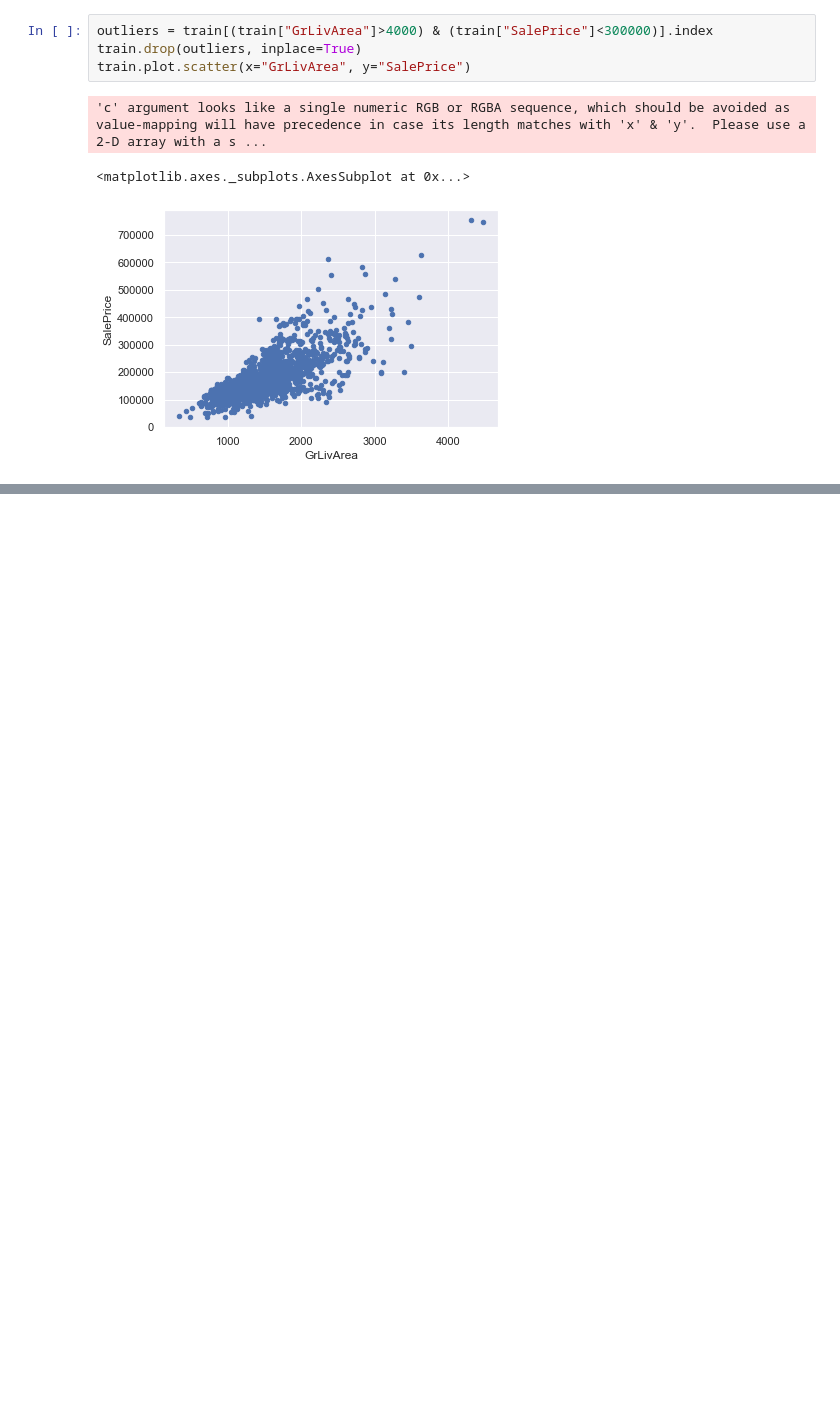
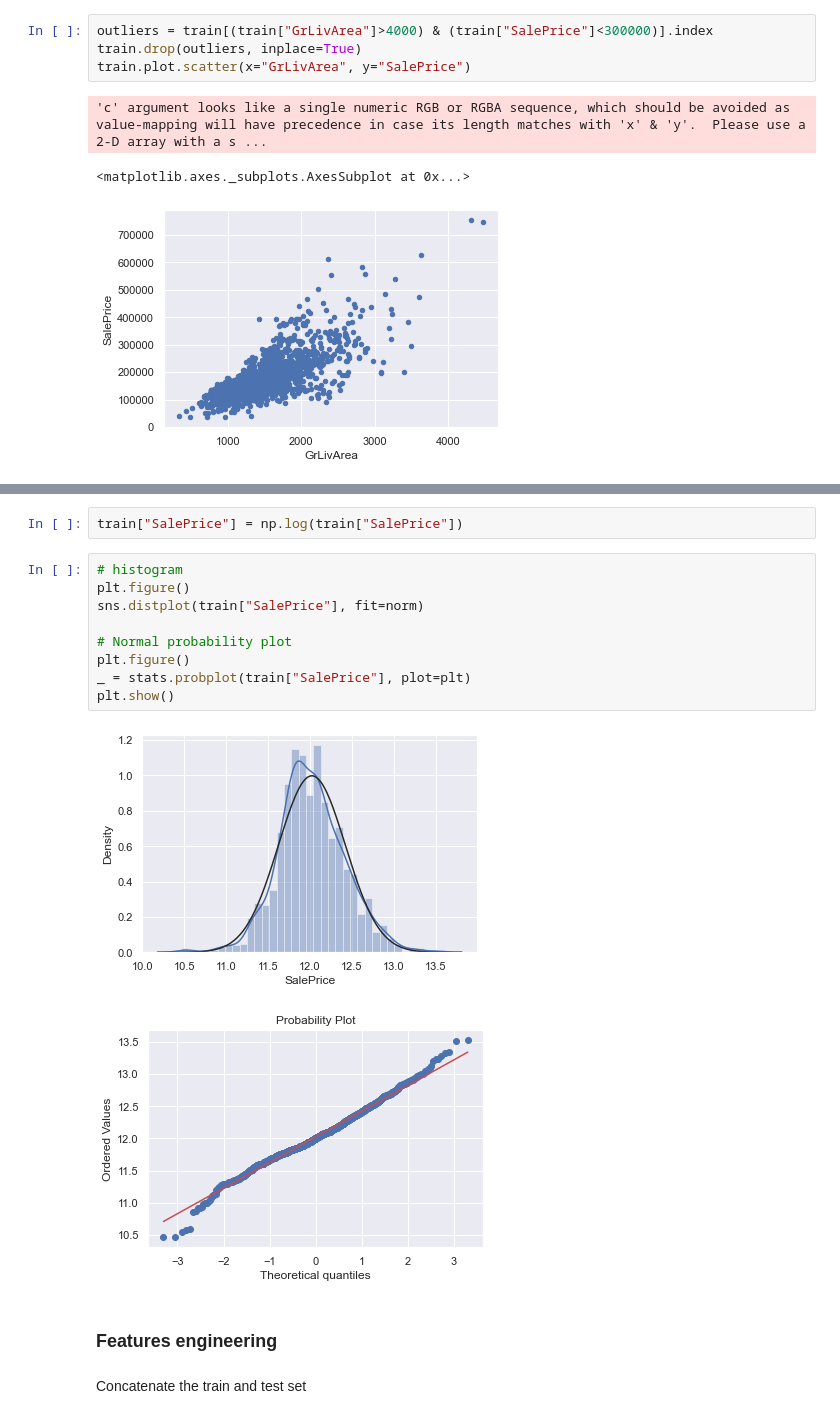
Before and after one commit to axelearning/CS_portfolio, a Jupyter notebook: machine_learning/house_prices_regression/V2.ipynb, the cells around one changed output, grey strips where cells are left out. Saved outputs shown, nothing was run; the diff lists cells and outputs as text; blank space fills up the shorter version.

```diff
--- a/machine_learning/house_prices_regression/V2.ipynb
+++ b/machine_learning/house_prices_regression/V2.ipynb
@@ -119,0 +142,18 @@ sns.distplot(train["SalePrice"], fit=norm)
+# %%
+train["SalePrice"] = np.log(train["SalePrice"])
+# %%
+# histogram
+plt.figure()
+sns.distplot(train["SalePrice"], fit=norm)
+
+# Normal probability plot
+plt.figure()
+_ = stats.probplot(train["SalePrice"], plot=plt)
+plt.show()
+# %% [output]
+[figure, added]
+[figure, added]
+# %% [markdown]
+### Features engineering
+# %% [markdown]
+Concatenate the train and test set
```
Also changed, not shown: parts of 43 cells of this notebook.
